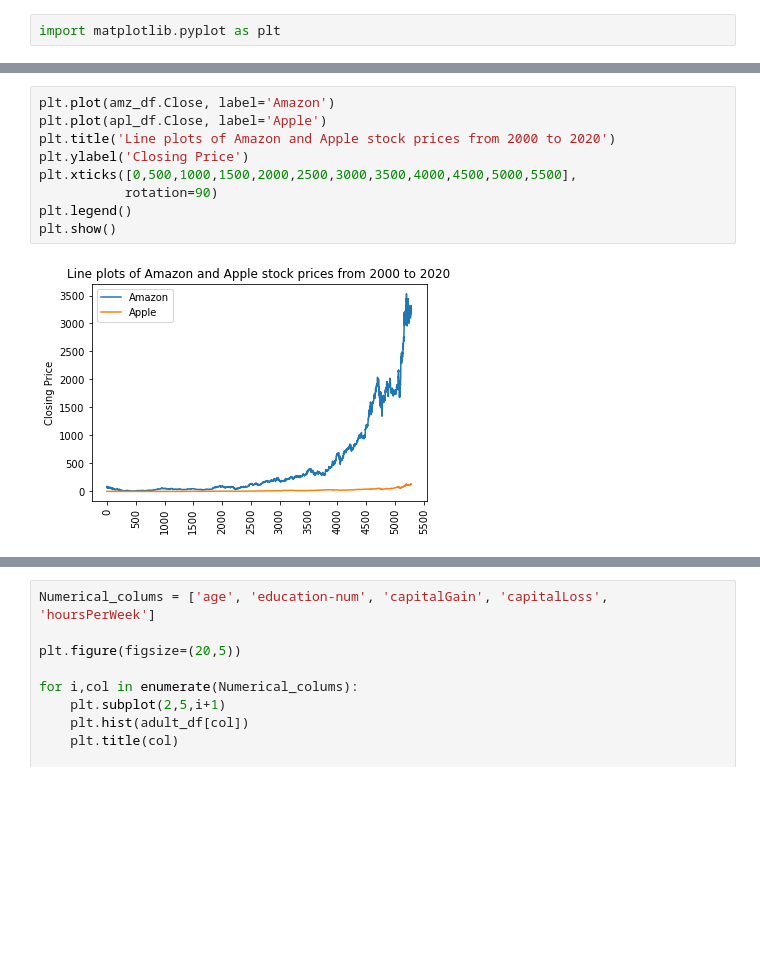
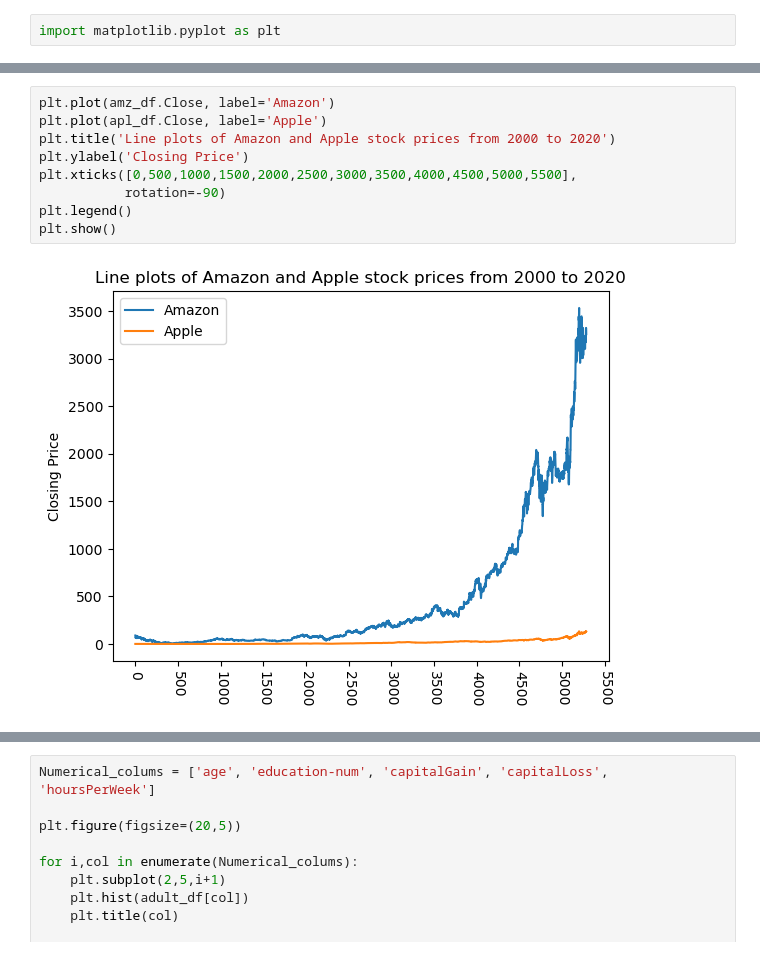
Before and after one commit to PacktPublishing/Hands-On-Data-Preprocessing-in-Python, a Jupyter notebook: Chapter02/Chapter 2.ipynb, the cells around one changed output, grey strips where cells are left out. Drawn from its saved outputs; the diff is of its cells as text; blank space fills up the shorter version.

```diff
--- a/Chapter02/Chapter 2.ipynb
+++ b/Chapter02/Chapter 2.ipynb
@@ -57,14 +65,14 @@ plt.show()
 # %%
 plt.plot(amz_df.Close, label='Amazon')
 plt.plot(apl_df.Close, label='Apple')
 plt.title('Line plots of Amazon and Apple stock prices from 2000 to 2020')
 plt.ylabel('Closing Price')
 plt.xticks([0,500,1000,1500,2000,2500,3000,3500,4000,4500,5000,5500],
-           rotation=90)
+           rotation=-90)
 plt.legend()
 plt.show()
 # %% [output]
-[figure, old version]
+[figure, new version]
 # %%
 plt.plot(amz_df.Close, label='Amazon')
 plt.plot(apl_df.Close, label='Apple')
```
Also changed, not shown: parts of 11 cells of this notebook.
